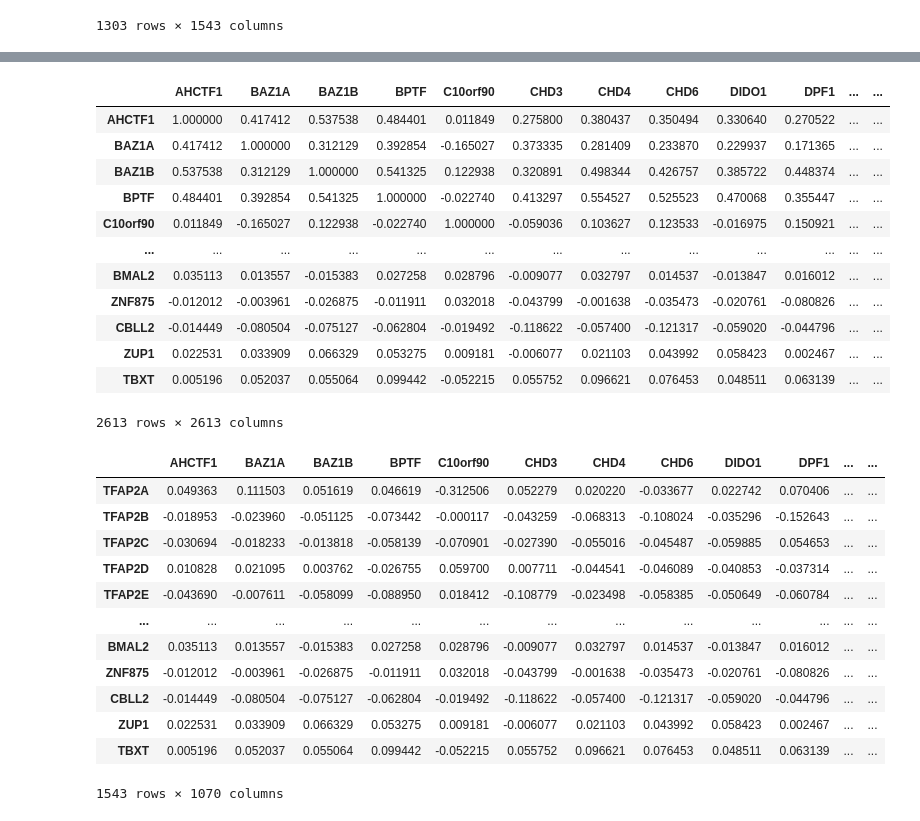
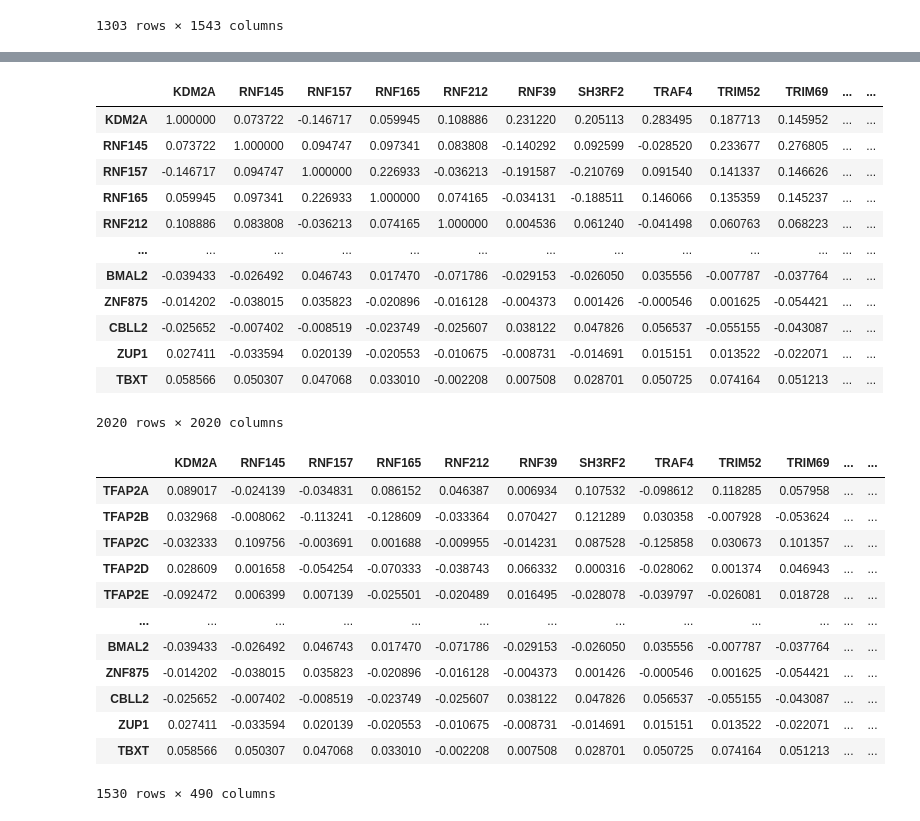
Before and after one commit to ddiannae/cancer_bootcamp25, a Jupyter notebook: project_week_get_tf_dependencies_03_11_25_v1.ipynb, the cells around one changed output, grey strips where cells are left out. Saved outputs shown, nothing was run; the diff lists cells and outputs as text; code cells hidden in the pictures.

```diff
--- a/project_week_get_tf_dependencies_03_11_25_v1.ipynb
+++ b/project_week_get_tf_dependencies_03_11_25_v1.ipynb
@@ -199,3 +199,5 @@ E3_ligases
 | 1073 | TOM1 | HGNC:11982 | O60784 | 1 | No | No | Yes |
 | 1074 | UBE2G1 | HGNC:12482 | P62253 | 1 | No | No | Yes |
 1075 rows × 7 columns
+# %%
+E3_ligases= E3_ligases[E3_ligases["Confidence Score"]>= 3]
@@ -275,3 +293,13 @@ crispr_dependencies_3_filtered
 | ACH-003590 | 0.029615 | -0.090314 | -0.087541 | -0.343993 | 0.073768 | -0.087375 | -0.049801 | -0.047360 | 0.009253 | -0.328680 | ... | ... |
 | ACH-003665 | -0.016451 | -0.172291 | -0.208163 | -0.406684 | 0.055806 | -0.046964 | -0.101909 | -0.119825 | -0.054692 | -0.134542 | ... | ... |
 1303 rows × 1543 columns
+# %%
+def clean_dataframe(df):
+    threshold = len(df)* 0.5
+    ## Drop columns with more than 50% NaN values
+    df_cleaned = df.dropna(thresh=threshold, axis=1)
+    ## Fill remaining NaN values with 0
+    df_cleaned.fillna(0.0, inplace = True)
+    return df_cleaned
+# %%
+crispr_dependencies_3_filtered = clean_dataframe(crispr_dependencies_3_filtered)
@@ -278,3 +311,5 @@ crispr_dependencies_3_filtered
+# %%
+E3_expr_filtered = clean_dataframe(E3_expr_filtered)
 # %%
 combined_df = pd.concat([E3_expr_filtered, crispr_dependencies_3_filtered], axis=1)
 # %%
@@ -299,36 +374,36 @@ correlation_matrix = combined_df.corr(method='pearson')
 # %%
 correlation_matrix
 # %% [output]
-|  | AHCTF1 | BAZ1A | BAZ1B | BPTF | C10orf90 | CHD3 | CHD4 | CHD6 | DIDO1 | DPF1 | ... | ... |
-| AHCTF1 | 1.000000 | 0.417412 | 0.537538 | 0.484401 | 0.011849 | 0.275800 | 0.380437 | 0.350494 | 0.330640 | 0.270522 | ... | ... |
-| BAZ1A | 0.417412 | 1.000000 | 0.312129 | 0.392854 | -0.165027 | 0.373335 | 0.281409 | 0.233870 | 0.229937 | 0.171365 | ... | ... |
-| BAZ1B | 0.537538 | 0.312129 | 1.000000 | 0.541325 | 0.122938 | 0.320891 | 0.498344 | 0.426757 | 0.385722 | 0.448374 | ... | ... |
-| BPTF | 0.484401 | 0.392854 | 0.541325 | 1.000000 | -0.022740 | 0.413297 | 0.554527 | 0.525523 | 0.470068 | 0.355447 | ... | ... |
-| C10orf90 | 0.011849 | -0.165027 | 0.122938 | -0.022740 | 1.000000 | -0.059036 | 0.103627 | 0.123533 | -0.016975 | 0.150921 | ... | ... |
+|  | KDM2A | RNF145 | RNF157 | RNF165 | RNF212 | RNF39 | SH3RF2 | TRAF4 | TRIM52 | TRIM69 | ... | ... |
+| KDM2A | 1.000000 | 0.073722 | -0.146717 | 0.059945 | 0.108886 | 0.231220 | 0.205113 | 0.283495 | 0.187713 | 0.145952 | ... | ... |
+| RNF145 | 0.073722 | 1.000000 | 0.094747 | 0.097341 | 0.083808 | -0.140292 | 0.092599 | -0.028520 | 0.233677 | 0.276805 | ... | ... |
+| RNF157 | -0.146717 | 0.094747 | 1.000000 | 0.226933 | -0.036213 | -0.191587 | -0.210769 | 0.091540 | 0.141337 | 0.146626 | ... | ... |
+| RNF165 | 0.059945 | 0.097341 | 0.226933 | 1.000000 | 0.074165 | -0.034131 | -0.188511 | 0.146066 | 0.135359 | 0.145237 | ... | ... |
+| RNF212 | 0.108886 | 0.083808 | -0.036213 | 0.074165 | 1.000000 | 0.004536 | 0.061240 | -0.041498 | 0.060763 | 0.068223 | ... | ... |
 | ... | ... | ... | ... | ... | ... | ... | ... | ... | ... | ... | ... | ... |
-| BMAL2 | 0.035113 | 0.013557 | -0.015383 | 0.027258 | 0.028796 | -0.009077 | 0.032797 | 0.014537 | -0.013847 | 0.016012 | ... | ... |
-| ZNF875 | -0.012012 | -0.003961 | -0.026875 | -0.011911 | 0.032018 | -0.043799 | -0.001638 | -0.035473 | -0.020761 | -0.080826 | ... | ... |
-| CBLL2 | -0.014449 | -0.080504 | -0.075127 | -0.062804 | -0.019492 | -0.118622 | -0.057400 | -0.121317 | -0.059020 | -0.044796 | ... | ... |
-| ZUP1 | 0.022531 | 0.033909 | 0.066329 | 0.053275 | 0.009181 | -0.006077 | 0.021103 | 0.043992 | 0.058423 | 0.002467 | ... | ... |
-| TBXT | 0.005196 | 0.052037 | 0.055064 | 0.099442 | -0.052215 | 0.055752 | 0.096621 | 0.076453 | 0.048511 | 0.063139 | ... | ... |
+| BMAL2 | -0.039433 | -0.026492 | 0.046743 | 0.017470 | -0.071786 | -0.029153 | -0.026050 | 0.035556 | -0.007787 | -0.037764 | ... | ... |
+| ZNF875 | -0.014202 | -0.038015 | 0.035823 | -0.020896 | -0.016128 | -0.004373 | 0.001426 | -0.000546 | 0.001625 | -0.054421 | ... | ... |
+| CBLL2 | -0.025652 | -0.007402 | -0.008519 | -0.023749 | -0.025607 | 0.038122 | 0.047826 | 0.056537 | -0.055155 | -0.043087 | ... | ... |
+| ZUP1 | 0.027411 | -0.033594 | 0.020139 | -0.020553 | -0.010675 | -0.008731 | -0.014691 | 0.015151 | 0.013522 | -0.022071 | ... | ... |
+| TBXT | 0.058566 | 0.050307 | 0.047068 | 0.033010 | -0.002208 | 0.007508 | 0.028701 | 0.050725 | 0.074164 | 0.051213 | ... | ... |
-2613 rows × 2613 columns
+2020 rows × 2020 columns
 # %%
-correlation_matrix_sub = correlation_matrix.iloc[1070:, 0:1070]
+correlation_matrix_sub = correlation_matrix.iloc[490:, 0:490]
 correlation_matrix_sub
 # %% [output]
-|  | AHCTF1 | BAZ1A | BAZ1B | BPTF | C10orf90 | CHD3 | CHD4 | CHD6 | DIDO1 | DPF1 | ... | ... |
-| TFAP2A | 0.049363 | 0.111503 | 0.051619 | 0.046619 | -0.312506 | 0.052279 | 0.020220 | -0.033677 | 0.022742 | 0.070406 | ... | ... |
-| TFAP2B | -0.018953 | -0.023960 | -0.051125 | -0.073442 | -0.000117 | -0.043259 | -0.068313 | -0.108024 | -0.035296 | -0.152643 | ... | ... |
-| TFAP2C | -0.030694 | -0.018233 | -0.013818 | -0.058139 | -0.070901 | -0.027390 | -0.055016 | -0.045487 | -0.059885 | 0.054653 | ... | ... |
-| TFAP2D | 0.010828 | 0.021095 | 0.003762 | -0.026755 | 0.059700 | 0.007711 | -0.044541 | -0.046089 | -0.040853 | -0.037314 | ... | ... |
-| TFAP2E | -0.043690 | -0.007611 | -0.058099 | -0.088950 | 0.018412 | -0.108779 | -0.023498 | -0.058385 | -0.050649 | -0.060784 | ... | ... |
+|  | KDM2A | RNF145 | RNF157 | RNF165 | RNF212 | RNF39 | SH3RF2 | TRAF4 | TRIM52 | TRIM69 | ... | ... |
+| TFAP2A | 0.089017 | -0.024139 | -0.034831 | 0.086152 | 0.046387 | 0.006934 | 0.107532 | -0.098612 | 0.118285 | 0.057958 | ... | ... |
+| TFAP2B | 0.032968 | -0.008062 | -0.113241 | -0.128609 | -0.033364 | 0.070427 | 0.121289 | 0.030358 | -0.007928 | -0.053624 | ... | ... |
+| TFAP2C | -0.032333 | 0.109756 | -0.003691 | 0.001688 | -0.009955 | -0.014231 | 0.087528 | -0.125858 | 0.030673 | 0.101357 | ... | ... |
+| TFAP2D | 0.028609 | 0.001658 | -0.054254 | -0.070333 | -0.038743 | 0.066332 | 0.000316 | -0.028062 | 0.001374 | 0.046943 | ... | ... |
+| TFAP2E | -0.092472 | 0.006399 | 0.007139 | -0.025501 | -0.020489 | 0.016495 | -0.028078 | -0.039797 | -0.026081 | 0.018728 | ... | ... |
 | ... | ... | ... | ... | ... | ... | ... | ... | ... | ... | ... | ... | ... |
-| BMAL2 | 0.035113 | 0.013557 | -0.015383 | 0.027258 | 0.028796 | -0.009077 | 0.032797 | 0.014537 | -0.013847 | 0.016012 | ... | ... |
-| ZNF875 | -0.012012 | -0.003961 | -0.026875 | -0.011911 | 0.032018 | -0.043799 | -0.001638 | -0.035473 | -0.020761 | -0.080826 | ... | ... |
-| CBLL2 | -0.014449 | -0.080504 | -0.075127 | -0.062804 | -0.019492 | -0.118622 | -0.057400 | -0.121317 | -0.059020 | -0.044796 | ... | ... |
-| ZUP1 | 0.022531 | 0.033909 | 0.066329 | 0.053275 | 0.009181 | -0.006077 | 0.021103 | 0.043992 | 0.058423 | 0.002467 | ... | ... |
-| TBXT | 0.005196 | 0.052037 | 0.055064 | 0.099442 | -0.052215 | 0.055752 | 0.096621 | 0.076453 | 0.048511 | 0.063139 | ... | ... |
+| BMAL2 | -0.039433 | -0.026492 | 0.046743 | 0.017470 | -0.071786 | -0.029153 | -0.026050 | 0.035556 | -0.007787 | -0.037764 | ... | ... |
+| ZNF875 | -0.014202 | -0.038015 | 0.035823 | -0.020896 | -0.016128 | -0.004373 | 0.001426 | -0.000546 | 0.001625 | -0.054421 | ... | ... |
+| CBLL2 | -0.025652 | -0.007402 | -0.008519 | -0.023749 | -0.025607 | 0.038122 | 0.047826 | 0.056537 | -0.055155 | -0.043087 | ... | ... |
+| ZUP1 | 0.027411 | -0.033594 | 0.020139 | -0.020553 | -0.010675 | -0.008731 | -0.014691 | 0.015151 | 0.013522 | -0.022071 | ... | ... |
+| TBXT | 0.058566 | 0.050307 | 0.047068 | 0.033010 | -0.002208 | 0.007508 | 0.028701 | 0.050725 | 0.074164 | 0.051213 | ... | ... |
-1543 rows × 1070 columns
+1530 rows × 490 columns
 # %%
 correlation_matrix_sub.to_csv("Correlation_global.csv")
 # %%
```
Also changed, not shown: parts of 19 cells of this notebook.
